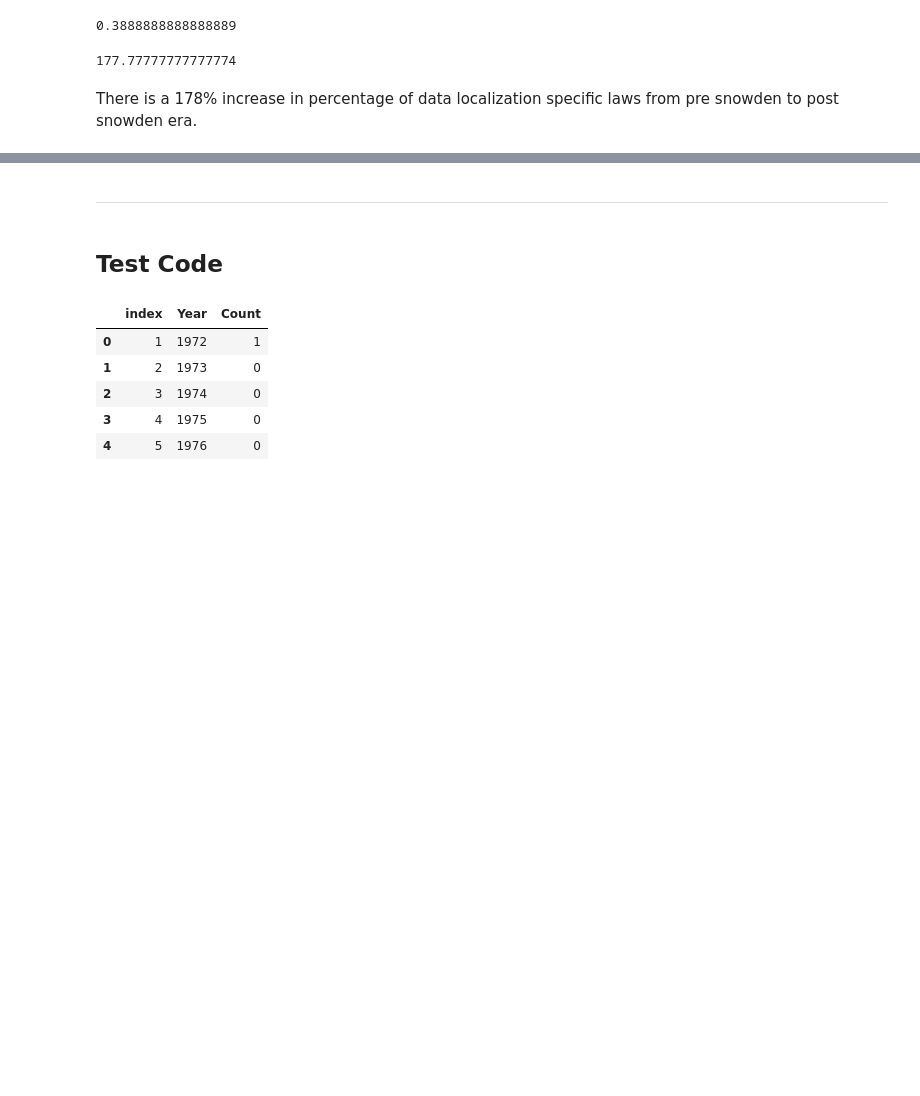
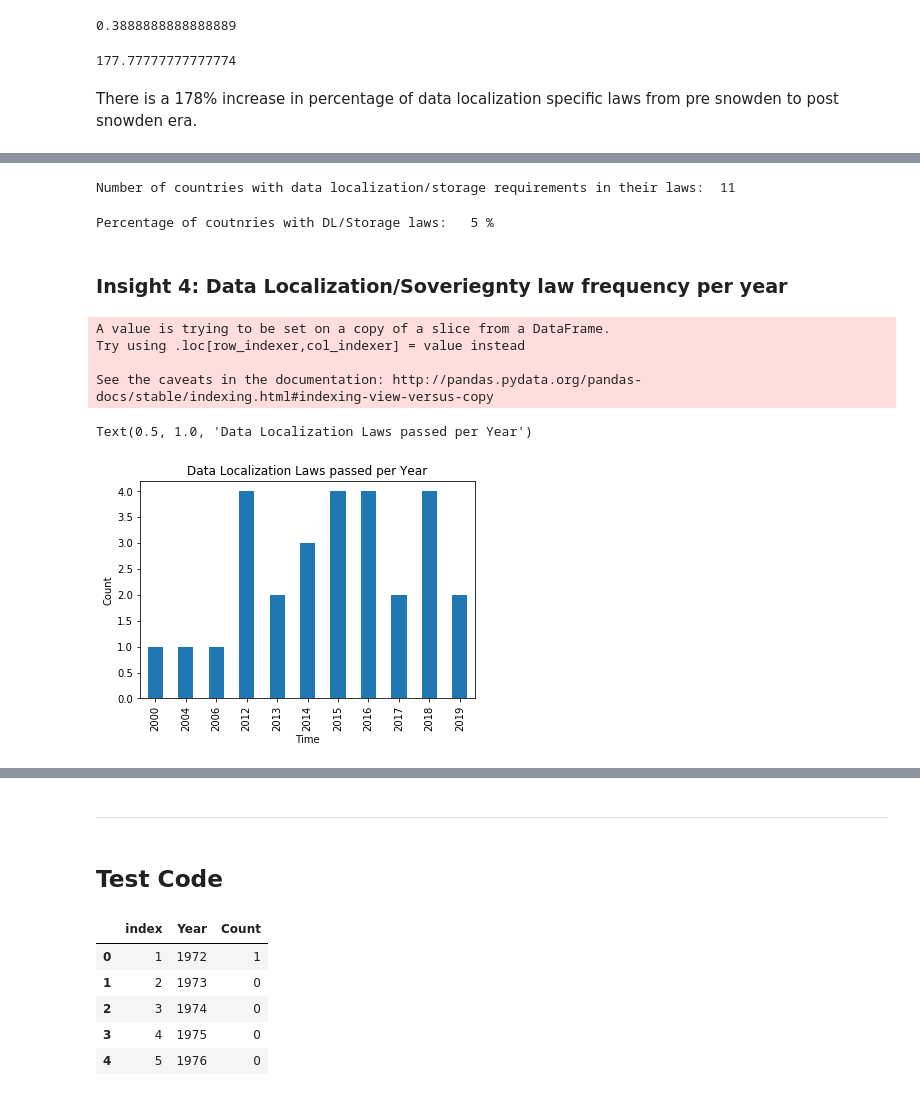
Before and after one commit to hamshom/CLTC, a Jupyter notebook: DataLocalization_Analysis.ipynb, the cells around one changed output, grey strips where cells are left out. Cells and saved outputs as stored; diff of their text form; code cells hidden in the pictures; blank space fills up the shorter version.

```diff
--- a/DataLocalization_Analysis.ipynb
+++ b/DataLocalization_Analysis.ipynb
@@ -288,0 +354,27 @@ There is a 178% increase in percentage of data localization specific laws from p
+# %%
+number_countries_w_DL = len(df_type_dataFlow[df_type_dataFlow['Data_Localization'] == 'Yes']['Country'].unique())
+print('Number of countries with data localization/storage requirements in their laws: ', number_countries_w_DL)
+# %% [output]
+Number of countries with data localization/storage requirements in their laws:  11
+# %%
+print('Percentage of coutnries with DL/Storage laws:  ', int((number_countries_w_DL/195) *100), '%')
+# %% [output]
+Percentage of coutnries with DL/Storage laws:   5 %
+# %% [markdown]
+### Insight 4: Data Localization/Soveriegnty law frequency per year
+# %%
+df_DL_Yes = df_type_dataFlow[df_type_dataFlow['Data_Localization'] == 'Yes']
+df_DL_Yes['Time']= df_DL_Yes['Time'].astype(int)
+# %% [output]
+A value is trying to be set on a copy of a slice from a DataFrame.
+Try using .loc[row_indexer,col_indexer] = value instead
+
+See the caveats in the documentation: http://pandas.pydata.org/pandas-docs/stable/indexing.html#indexing-view-versus-copy
+# %%
+df_DL_Yes_count = df_DL_Yes.groupby('Time').count()['Data_Localization']
+df_DL_Yes_count.plot('bar')
+plt.ylabel('Count')
+plt.title('Data Localization Laws passed per Year')
+# %% [output]
+Text(0.5, 1.0, 'Data Localization Laws passed per Year')
+[figure, added]
```
Also changed, not shown: parts of 18 cells of this notebook.
